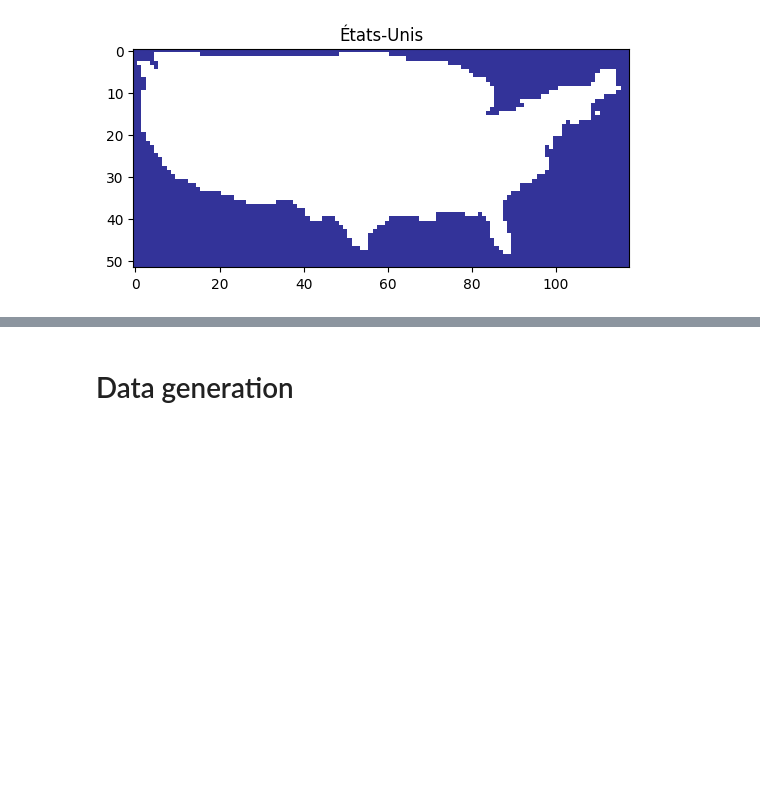
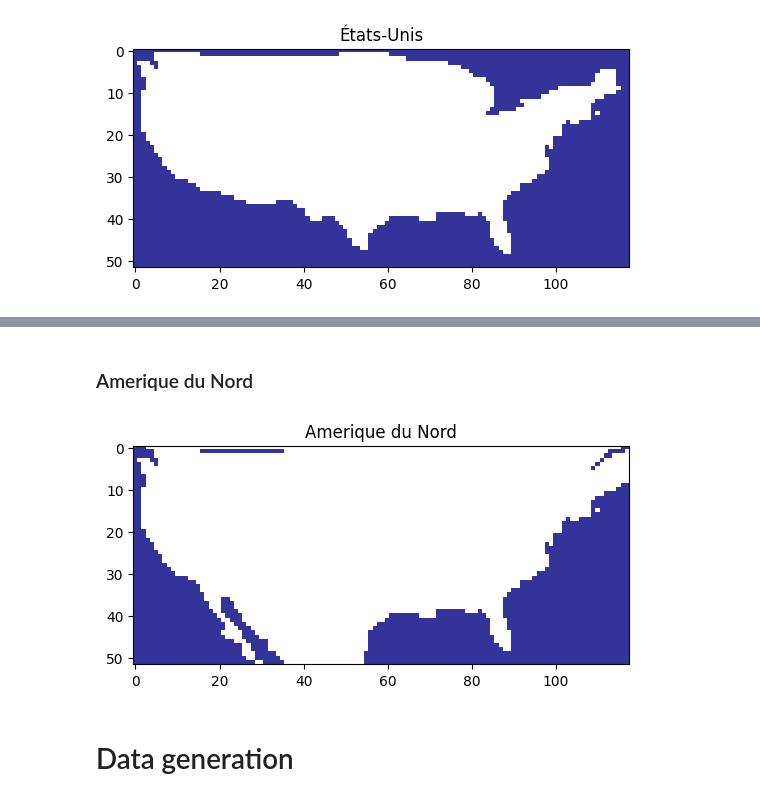
Before and after one commit to felixpoirier1/I3C, a Jupyter notebook: layers.ipynb, the cells around one changed output, grey strips where cells are left out. Saved outputs shown, nothing was run; the diff lists cells and outputs as text; code cells hidden in the pictures; blank space fills up the shorter version.

```diff
--- a/layers.ipynb
+++ b/layers.ipynb
@@ -42,3 +60,10 @@ plt.imshow(territory, cmap="terrain");
+# %% [markdown]
+### Amerique du Nord
+# %%
+plt.title("Amerique du Nord")
+plt.imshow(territory + territory_can + territory_mex, cmap="terrain");
+# %% [output]
+[figure, added]
 # %% [markdown]
 # Data generation
 # %% [markdown]
```
Also changed, not shown: parts of 15 cells of this notebook, 7 other files.
